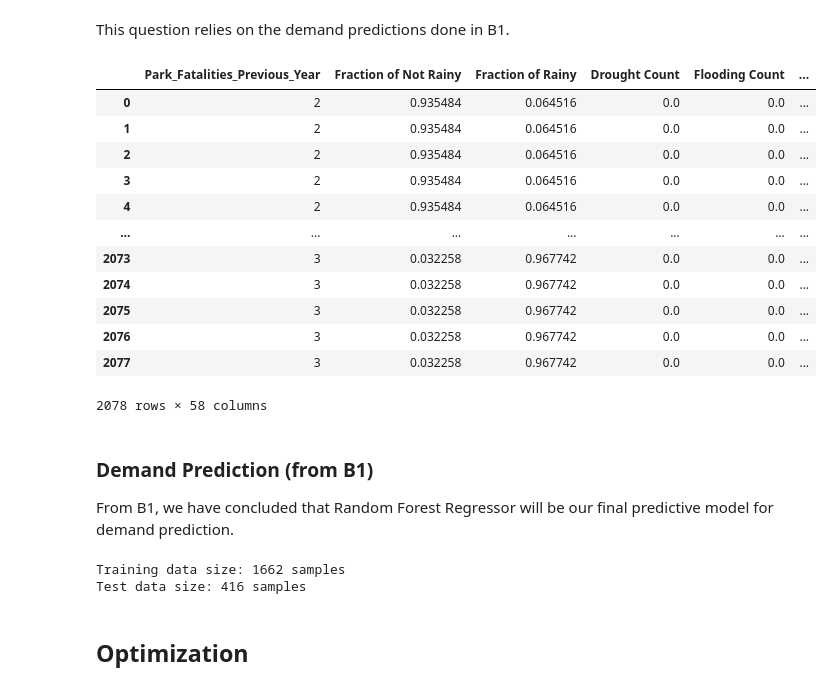
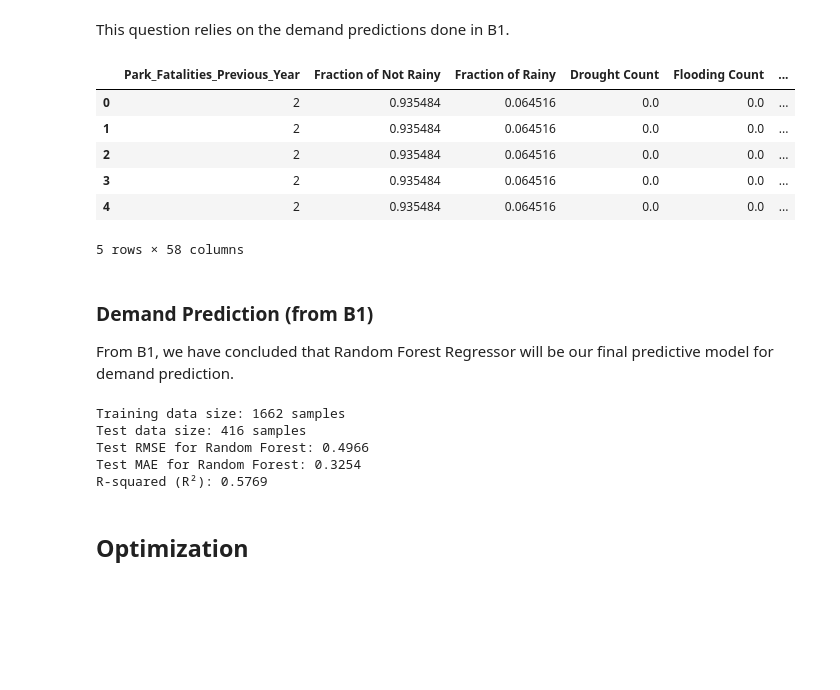
Before and after one commit to reallyjustalan/DSA3101_Group8_Project1, a Jupyter notebook: B3/DSA3101_B3_Modelling.ipynb, the cells around one changed output. Drawn from its saved outputs; the diff is of its cells as text; code cells hidden in the pictures; blank space fills up the shorter version.

```diff
--- a/B3/DSA3101_B3_Modelling.ipynb
+++ b/B3/DSA3101_B3_Modelling.ipynb
@@ -17,32 +18,26 @@ import seaborn as sns
 # %%
 ## Load Data from B1 ##
 
 df = pd.read_csv("output.csv")
 scaler = StandardScaler()
 
 # Standardize the variables to be used for deriving the response variable (demand score)
 df[["Max_wait_time_std", "Total_units_std"]] = scaler.fit_transform(df[["Max_wait_time", "Total_units"]])
 df.drop(columns=["Max_wait_time","Total_units"], inplace=True)
 
 df["Demand_Score"] = (df["Max_wait_time_std"] + df["Total_units_std"]) / 2
 df.drop(columns=["Max_wait_time_std","Total_units_std","Year_Month"], inplace=True)
 
 # Final Dataset
-df
+df.head()
 # %% [output]
 |  | Park_Fatalities_Previous_Year | Fraction of Not Rainy | Fraction of Rainy | Drought Count | Flooding Count | ... |
 | 0 | 2 | 0.935484 | 0.064516 | 0.0 | 0.0 | ... |
 | 1 | 2 | 0.935484 | 0.064516 | 0.0 | 0.0 | ... |
 | 2 | 2 | 0.935484 | 0.064516 | 0.0 | 0.0 | ... |
 | 3 | 2 | 0.935484 | 0.064516 | 0.0 | 0.0 | ... |
 | 4 | 2 | 0.935484 | 0.064516 | 0.0 | 0.0 | ... |
-| ... | ... | ... | ... | ... | ... | ... |
-| 2073 | 3 | 0.032258 | 0.967742 | 0.0 | 0.0 | ... |
-| 2074 | 3 | 0.032258 | 0.967742 | 0.0 | 0.0 | ... |
-| 2075 | 3 | 0.032258 | 0.967742 | 0.0 | 0.0 | ... |
-| 2076 | 3 | 0.032258 | 0.967742 | 0.0 | 0.0 | ... |
-| 2077 | 3 | 0.032258 | 0.967742 | 0.0 | 0.0 | ... |
-2078 rows × 58 columns
+5 rows × 58 columns
 # %% [markdown]
 ### Demand Prediction (from B1)
 
@@ -61,10 +56,24 @@ print(f"Test data size: {X_test.shape[0]} samples")
 rf_model = RandomForestRegressor(n_estimators=100, random_state=42)
 rf_model.fit(X_train, y_train)  # different from B1 code
 
-y_pred = rf_model.predict(X_test) # different from B1 code
+y_pred_rf = rf_model.predict(X_test)
+
+# Test RMSE
+rmse_test_rf = np.sqrt(mean_squared_error(y_test, y_pred_rf))
+# Test MAE
+mae_test_rf = mean_absolute_error(y_test, y_pred_rf)
+# R squared
+r2_rf = r2_score(y_test, y_pred_rf)
+
+print(f"Test RMSE for Random Forest: {rmse_test_rf:.4f}")
+print(f"Test MAE for Random Forest: {mae_test_rf:.4f}")
+print(f"R-squared (R²): {r2_rf:.4f}")
 # %% [output]
 Training data size: 1662 samples
 Test data size: 416 samples
+Test RMSE for Random Forest: 0.4966
+Test MAE for Random Forest: 0.3254
+R-squared (R²): 0.5769
 # %% [markdown]
 ## Optimization
 # %% [markdown]
```
Also changed, not shown: parts of 8 cells of this notebook.
